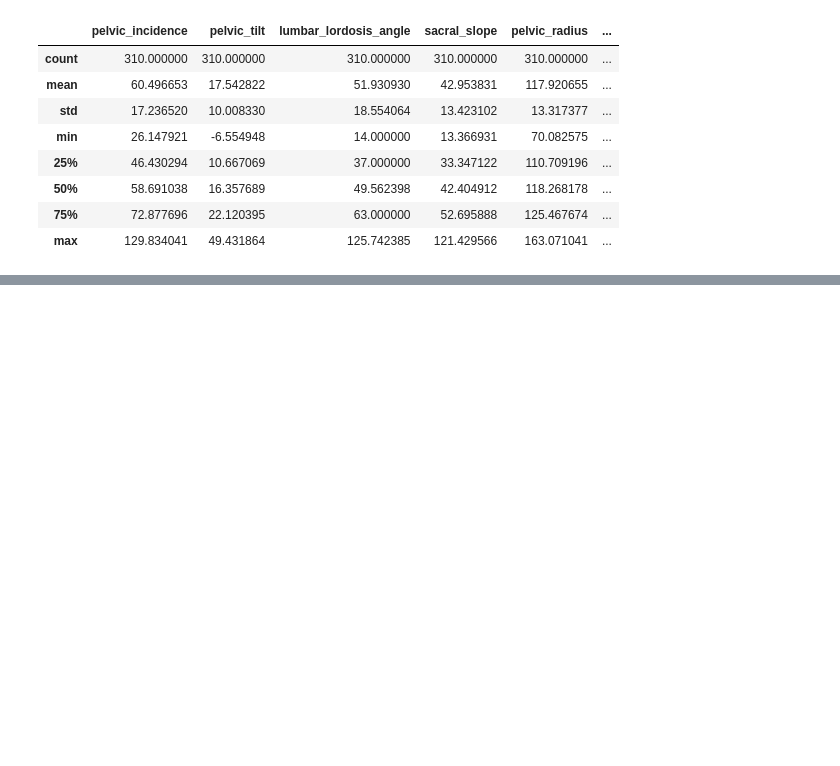
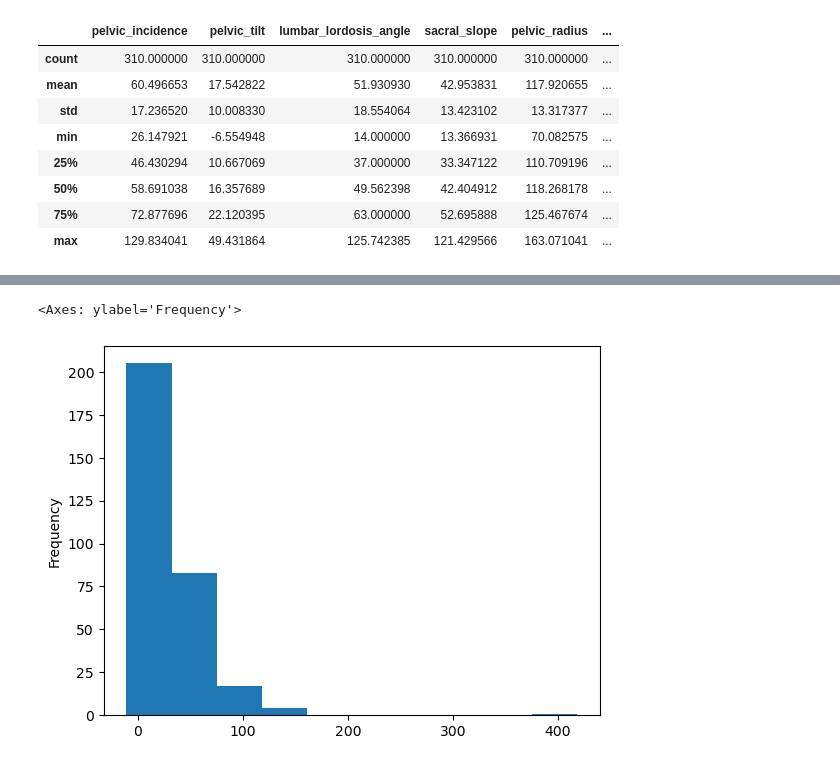
Before and after one commit to OPeaga/AWS_Academy_Labs, a Jupyter notebook: LAB3.1_my_first_aws_notebook.ipynb, the cells around one changed output, grey strips where cells are left out. Cells and saved outputs as stored; diff of their text form; code cells hidden in the pictures; blank space fills up the shorter version.

```diff
--- a/LAB3.1_my_first_aws_notebook.ipynb
+++ b/LAB3.1_my_first_aws_notebook.ipynb
@@ -60,0 +80,5 @@ df.describe()
+# %%
+df['degree_spondylolisthesis'].plot.hist()
+# %% [output]
+<Axes: ylabel='Frequency'>
+[figure, added]
```
Also changed, not shown: parts of 17 cells of this notebook.
